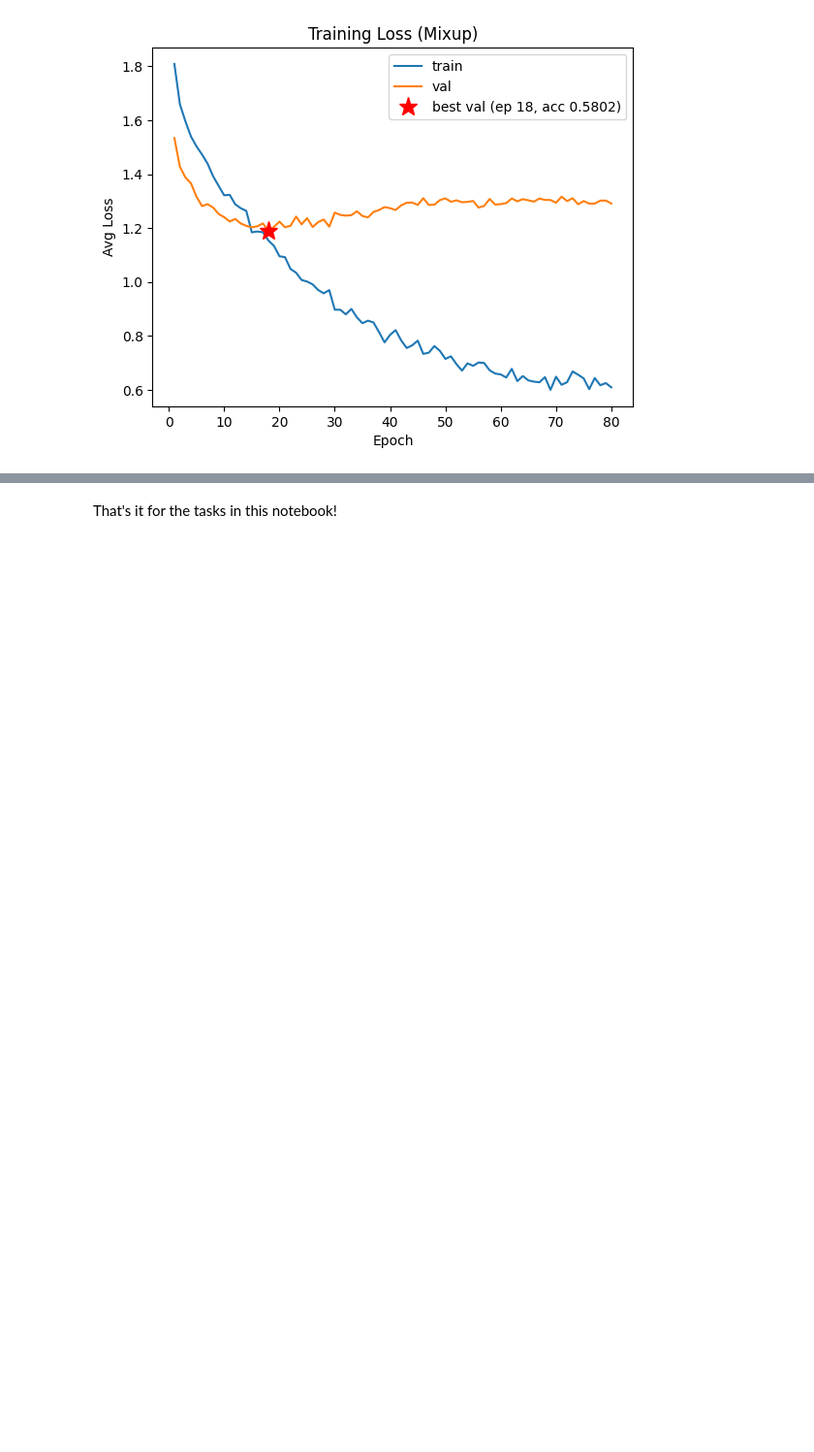
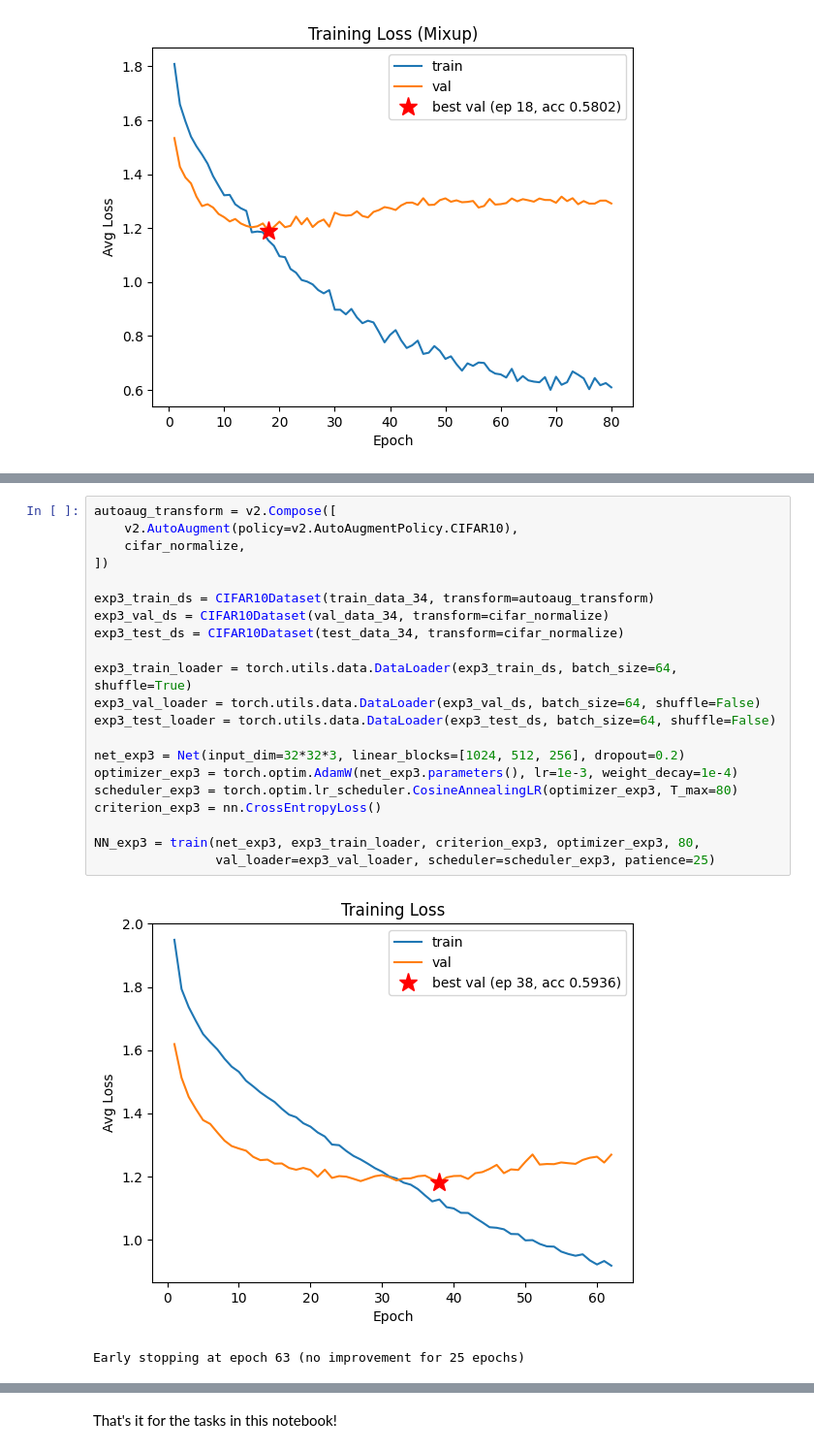
Before and after one commit to armantsaturian/nebius-ai-engineering, a Jupyter notebook: llm-architectures/hw2/homework_CIFAR10.ipynb, the cells around one changed output, grey strips where cells are left out. Shown at 97% size. Saved outputs shown, nothing was run; the diff lists cells and outputs as text; blank space fills up the shorter version.

Commit message:
feat: complete CIFAR-10 MLP experiments — autoaugment, skip connections, mixup+autoaug combo, final thoughts and summary table

```diff
--- a/llm-architectures/hw2/homework_CIFAR10.ipynb
+++ b/llm-architectures/hw2/homework_CIFAR10.ipynb
@@ -1900,0 +1894,24 @@ Baseline:                   (np.float64(1.284015468731048), 0.5544)
+# %%
+autoaug_transform = v2.Compose([
+    v2.AutoAugment(policy=v2.AutoAugmentPolicy.CIFAR10),
+    cifar_normalize,
+])
+
+exp3_train_ds = CIFAR10Dataset(train_data_34, transform=autoaug_transform)
+exp3_val_ds = CIFAR10Dataset(val_data_34, transform=cifar_normalize)
+exp3_test_ds = CIFAR10Dataset(test_data_34, transform=cifar_normalize)
+
+exp3_train_loader = torch.utils.data.DataLoader(exp3_train_ds, batch_size=64, shuffle=True)
+exp3_val_loader = torch.utils.data.DataLoader(exp3_val_ds, batch_size=64, shuffle=False)
+exp3_test_loader = torch.utils.data.DataLoader(exp3_test_ds, batch_size=64, shuffle=False)
+
+net_exp3 = Net(input_dim=32*32*3, linear_blocks=[1024, 512, 256], dropout=0.2)
+optimizer_exp3 = torch.optim.AdamW(net_exp3.parameters(), lr=1e-3, weight_decay=1e-4)
+scheduler_exp3 = torch.optim.lr_scheduler.CosineAnnealingLR(optimizer_exp3, T_max=80)
+criterion_exp3 = nn.CrossEntropyLoss()
+
+NN_exp3 = train(net_exp3, exp3_train_loader, criterion_exp3, optimizer_exp3, 80,
+                val_loader=exp3_val_loader, scheduler=scheduler_exp3, patience=25)
+# %% [output]
+[figure, added]
+Early stopping at epoch 63 (no improvement for 25 epochs)
```
Also changed, not shown: parts of 12 cells of this notebook.
